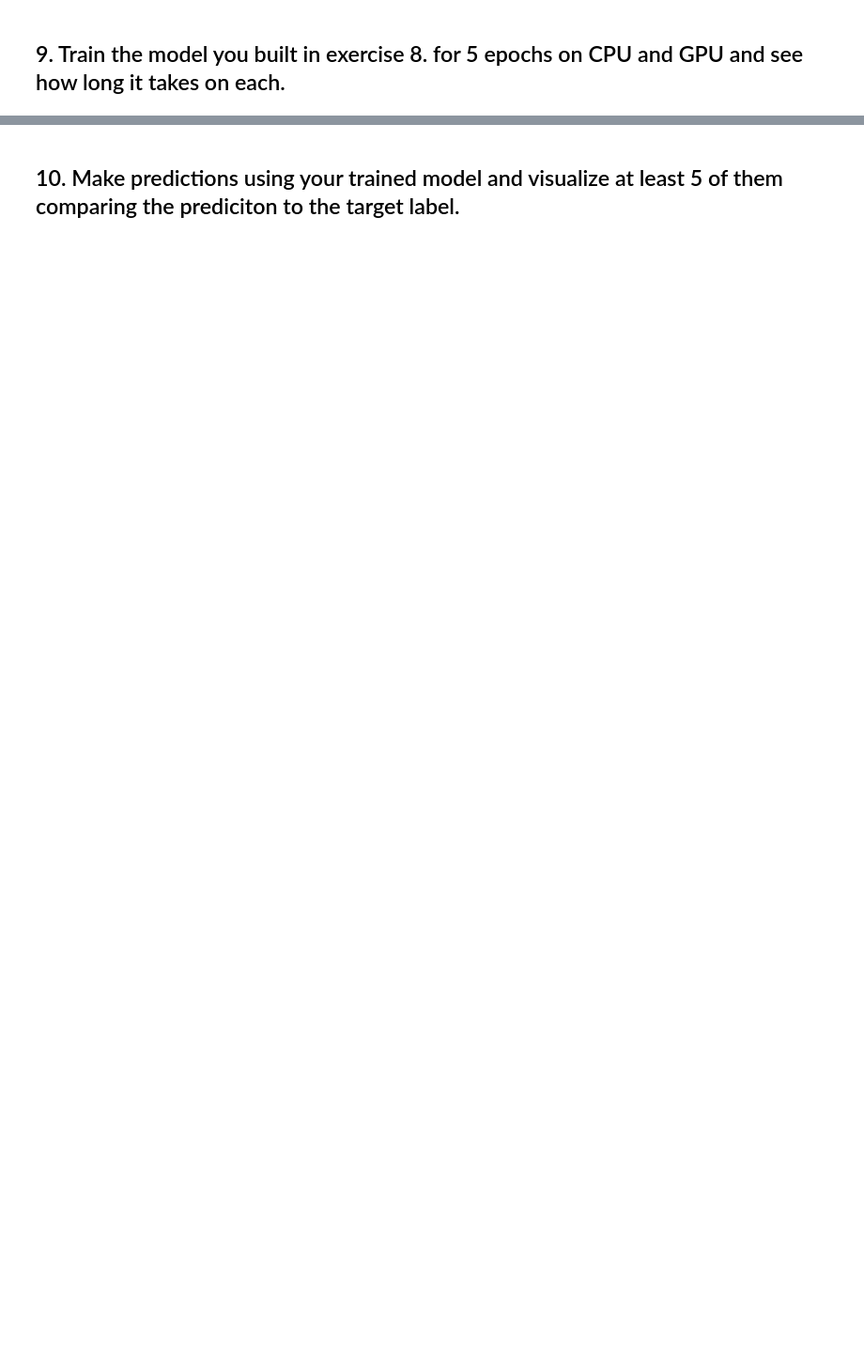
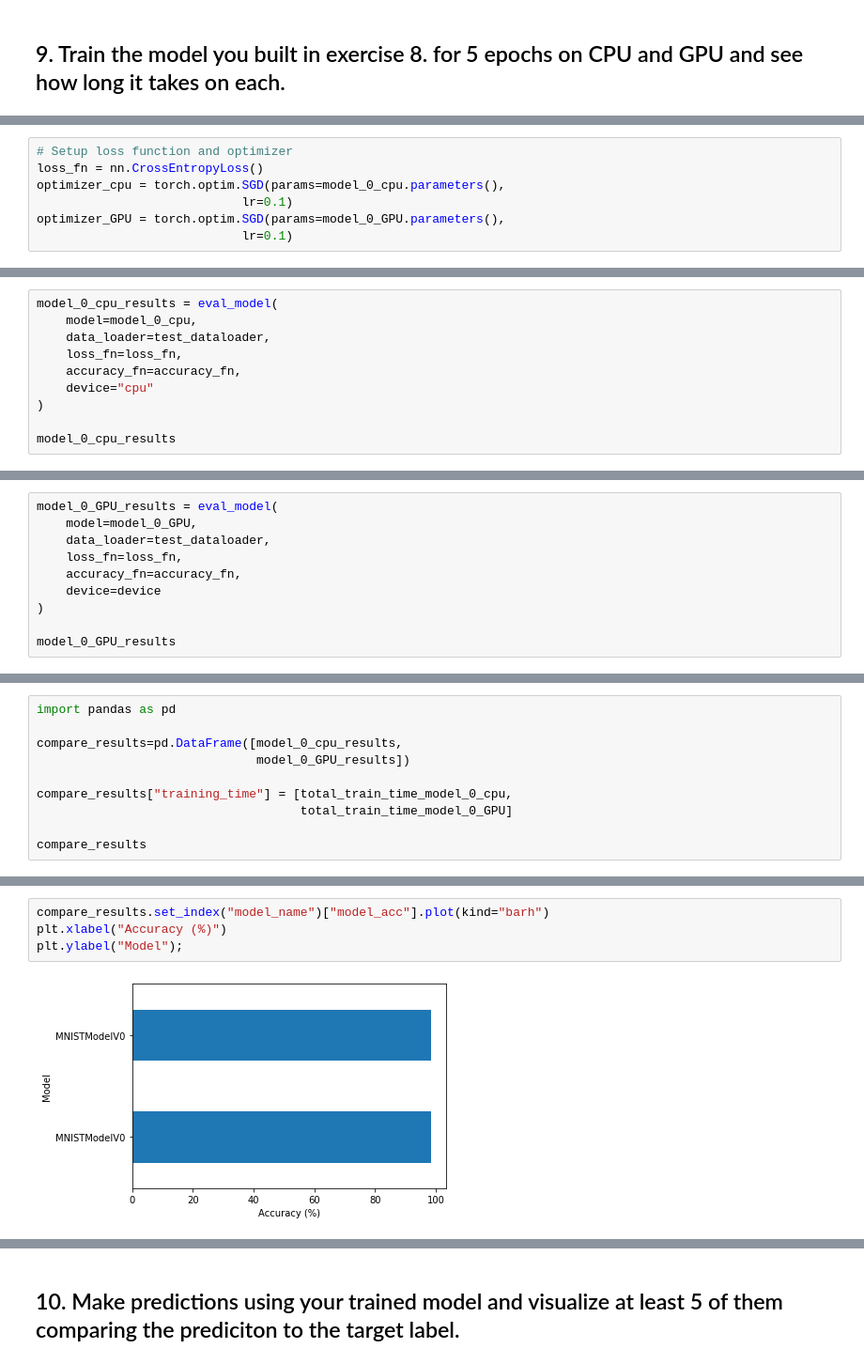
Before and after one commit to chriswilson2020/PyTorchCoLab, a Jupyter notebook: 03_pytorch_computer_vision_exercises.ipynb, the cells around one changed output, grey strips where cells are left out. Shown at 94% size. Drawn from its saved outputs; the diff is of its cells as text; blank space fills up the shorter version.

```diff
--- a/03_pytorch_computer_vision_exercises.ipynb
+++ b/03_pytorch_computer_vision_exercises.ipynb
@@ -71,0 +292,7 @@ print(torch.__version__)
+# %%
+# Setup loss function and optimizer
+loss_fn = nn.CrossEntropyLoss()
+optimizer_cpu = torch.optim.SGD(params=model_0_cpu.parameters(),
+                            lr=0.1)
+optimizer_GPU = torch.optim.SGD(params=model_0_GPU.parameters(),
+                            lr=0.1)
@@ -71,0 +480,10 @@ print(torch.__version__)
+# %%
+model_0_cpu_results = eval_model(
+    model=model_0_cpu,
+    data_loader=test_dataloader,
+    loss_fn=loss_fn,
+    accuracy_fn=accuracy_fn,
+    device="cpu"
+)
+
+model_0_cpu_results
@@ -71,0 +548,10 @@ print(torch.__version__)
+# %%
+model_0_GPU_results = eval_model(
+    model=model_0_GPU,
+    data_loader=test_dataloader,
+    loss_fn=loss_fn,
+    accuracy_fn=accuracy_fn,
+    device=device
+)
+
+model_0_GPU_results
@@ -71,0 +565,10 @@ print(torch.__version__)
+# %%
+import pandas as pd
+
+compare_results=pd.DataFrame([model_0_cpu_results,
+                              model_0_GPU_results])
+
+compare_results["training_time"] = [total_train_time_model_0_cpu,
+                                    total_train_time_model_0_GPU]
+
+compare_results
@@ -71,0 +581,6 @@ print(torch.__version__)
+# %%
+compare_results.set_index("model_name")["model_acc"].plot(kind="barh")
+plt.xlabel("Accuracy (%)")
+plt.ylabel("Model");
+# %% [output]
+[figure, added]
```
Also changed, not shown: parts of 53 cells of this notebook.
